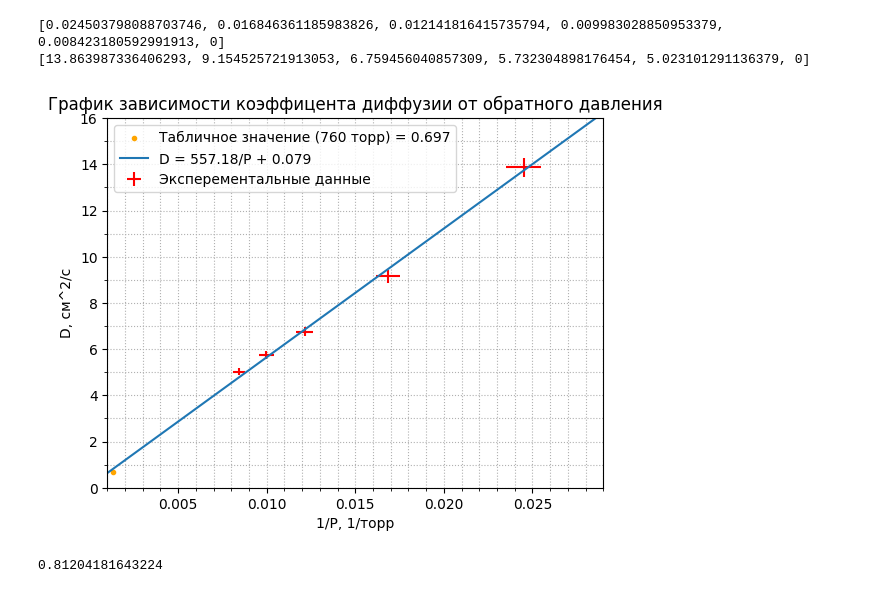
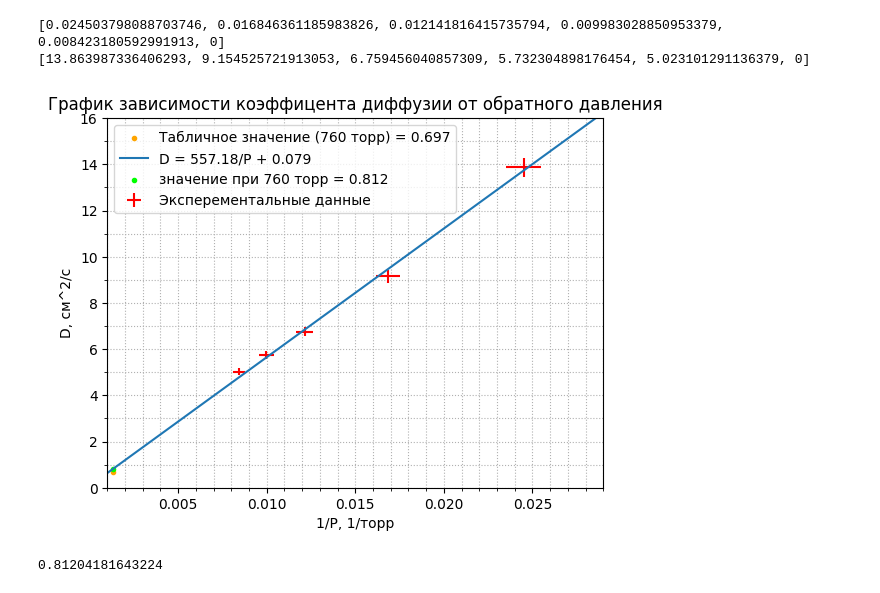
Before and after one commit to airavil/ObshePhis-Labs, a Jupyter notebook: Термодинамика/2.2.1/obrabotka.ipynb, the cells around one changed output. Saved outputs shown, nothing was run; the diff lists cells and outputs as text; code cells hidden in the pictures.

```diff
--- a/Термодинамика/2.2.1/obrabotka.ipynb
+++ b/Термодинамика/2.2.1/obrabotka.ipynb
@@ -69,25 +69,26 @@ print(D)
 # %%
 plt.errorbar(P, D, label='Эксперементальные данные',yerr=list(map(lambda x: x*0.03, D)), xerr=list(map(lambda x: x*0.04, P)), ecolor='red', color='none')
 plt.scatter(1/760, 0.697, label='Табличное значение (760 торр) = 0.697', marker='.', color='orange')
 coeffs = np.polyfit(P, D, deg=1)
 poly_func = np.poly1d(coeffs)
 x = np.linspace(0, 0.03, 100)
 y = poly_func(x)
 plt.plot(x, y, label=f"D = {coeffs[0]:.2f}/P + {coeffs[1]:.3f}")
+plt.scatter(1/760, poly_func(1/760), label=f'значение при 760 торр = {poly_func(1/760):.3f}', marker='.', color='lime')
 
 ax = plt.gca()
 ax.legend()
 ax.xaxis.set_minor_locator(ticker.MultipleLocator(0.001))
 ax.yaxis.set_minor_locator(ticker.MultipleLocator(1))
 ax.grid(True, which='both', axis='both', linestyle='dotted')
 ax.set_xlim(0.001, 0.029)
 ax.set_ylim(0, 16)
 plt.title('График зависимости коэффицента диффузии от обратного давления')
 plt.xlabel("1/P, 1/торр")
 plt.ylabel("D, см^2/с")
 plt.show()
 # %% [output]
-[figure, old version]
+[figure, new version]
 # %%
 print(float(poly_func(1/760)))
 # %% [output]
```
